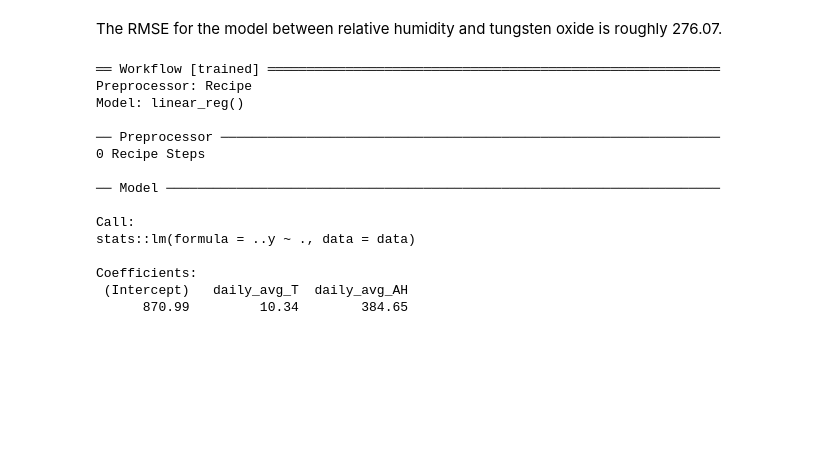
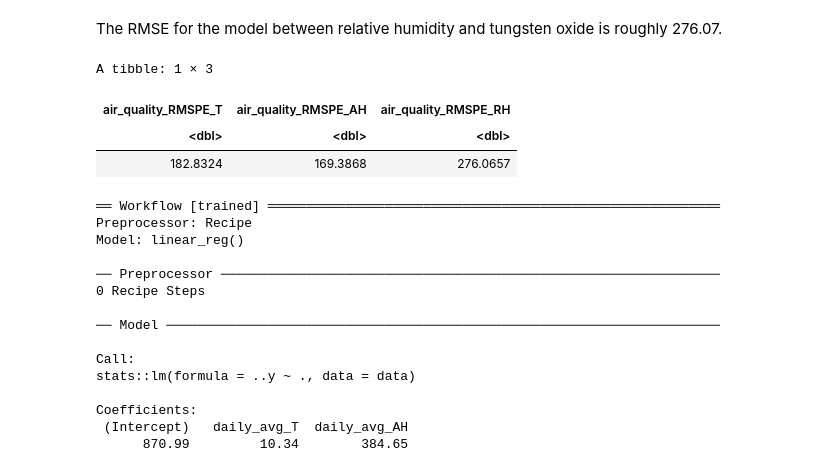
Before and after one commit to recompton/DSCI100_group_project, a Jupyter notebook: Final Project.ipynb, the cells around one changed output. Saved outputs shown, nothing was run; the diff lists cells and outputs as text; code cells hidden in the pictures; blank space fills up the shorter version.

Commit message:
Added tibble with all RMSPE values for formatting the discussion

```diff
--- a/Final Project.ipynb
+++ b/Final Project.ipynb
@@ -445,6 +445,15 @@ air_quality_RMSPE_RH
 [1] 276.0657
 # %% [markdown]
 The RMSE for the model between relative humidity and tungsten oxide is roughly 276.07.
+# %%
+RMSPE_comparison<-tibble(air_quality_RMSPE_T, air_quality_RMSPE_AH,
+                         air_quality_RMSPE_RH)
+RMSPE_comparison
+# %% [output]
+A tibble: 1 × 3
+| air_quality_RMSPE_T | air_quality_RMSPE_AH | air_quality_RMSPE_RH |
+| <dbl> | <dbl> | <dbl> |
+| 182.8324 | 169.3868 | 276.0657 |
 # %%
 lm_recipe_both <- recipe(daily_avg_TO ~ daily_avg_T + daily_avg_AH, data = avg_air_quality_train)
 
```
Also changed, not shown: parts of 1 cell of this notebook.
